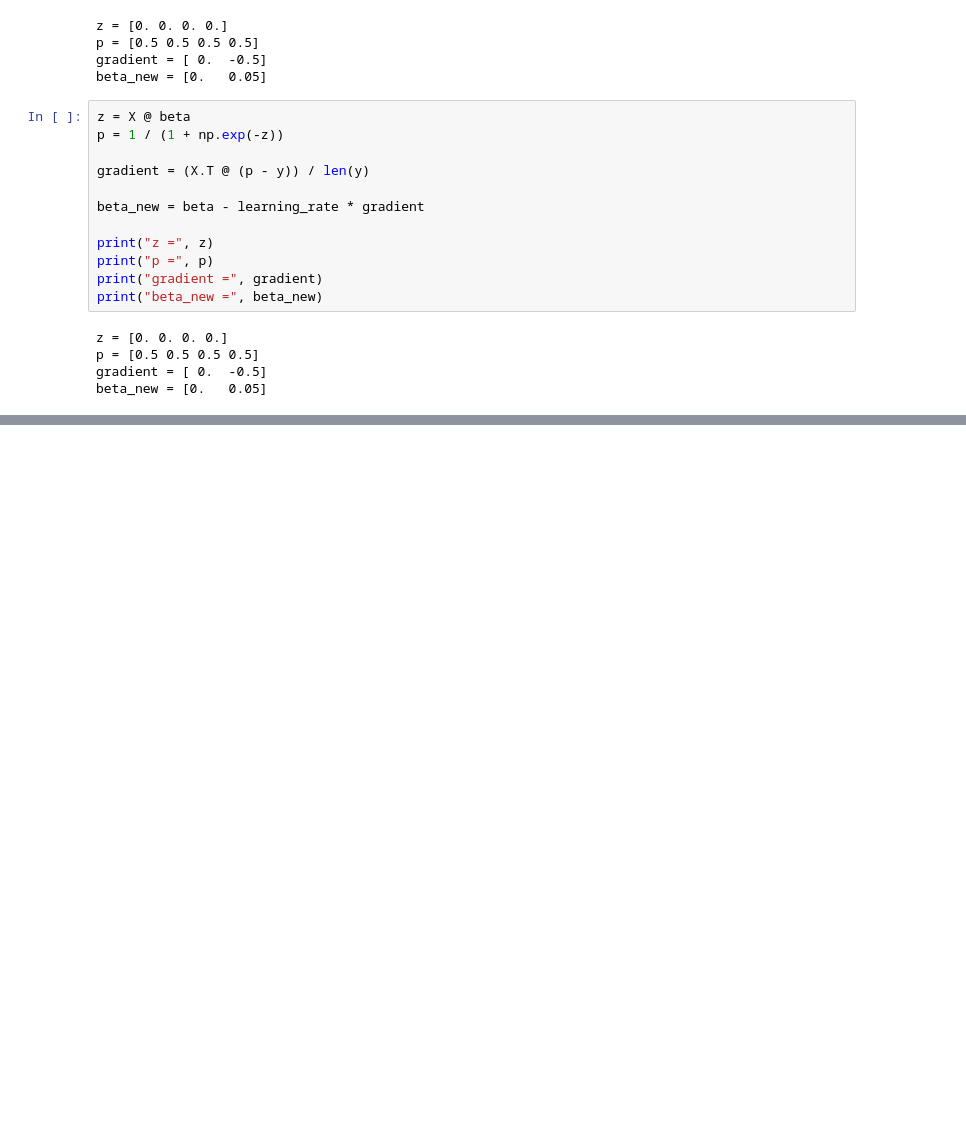
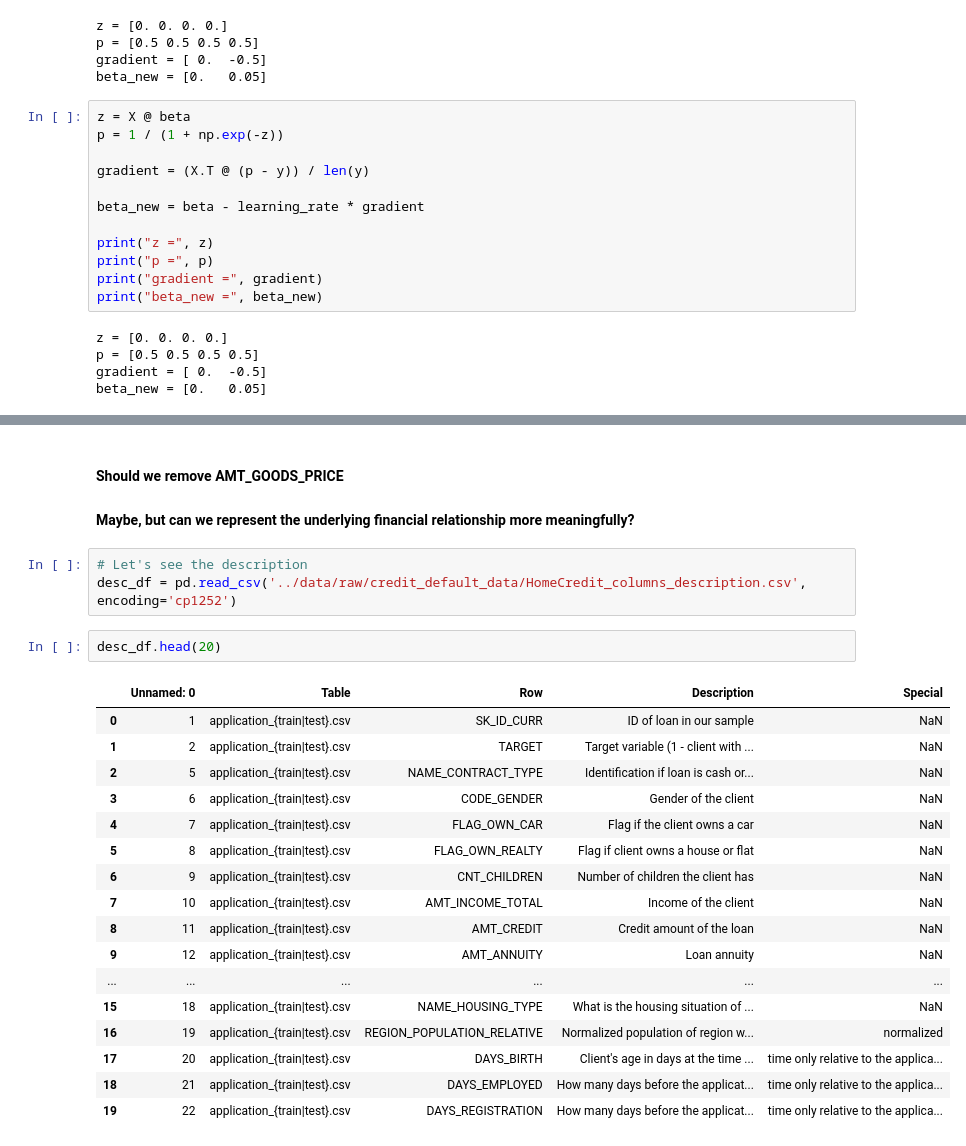
Before and after one commit to blu3-bird/hands-on, a Jupyter notebook: notebooks/default_risk_analysis.ipynb, the cells around one changed output, grey strips where cells are left out. Cells and saved outputs as stored; diff of their text form; blank space fills up the shorter version.

```diff
--- a/notebooks/default_risk_analysis.ipynb
+++ b/notebooks/default_risk_analysis.ipynb
@@ -1006,0 +1274,26 @@ beta_new = [0.   0.05]
+# %% [markdown]
+#### Should we remove AMT_GOODS_PRICE
+#### Maybe, but can we represent the underlying financial relationship more meaningfully?
+# %%
+# Let's see the description
+desc_df = pd.read_csv('../data/raw/credit_default_data/HomeCredit_columns_description.csv', encoding='cp1252')
+# %%
+desc_df.head(20)
+# %% [output]
+|  | Unnamed: 0 | Table | Row | Description | Special |
+| 0 | 1 | application_{train|test}.csv | SK_ID_CURR | ID of loan in our sample | NaN |
+| 1 | 2 | application_{train|test}.csv | TARGET | Target variable (1 - client with ... | NaN |
+| 2 | 5 | application_{train|test}.csv | NAME_CONTRACT_TYPE | Identification if loan is cash or... | NaN |
+| 3 | 6 | application_{train|test}.csv | CODE_GENDER | Gender of the client | NaN |
+| 4 | 7 | application_{train|test}.csv | FLAG_OWN_CAR | Flag if the client owns a car | NaN |
+| 5 | 8 | application_{train|test}.csv | FLAG_OWN_REALTY | Flag if client owns a house or flat | NaN |
+| 6 | 9 | application_{train|test}.csv | CNT_CHILDREN | Number of children the client has | NaN |
+| 7 | 10 | application_{train|test}.csv | AMT_INCOME_TOTAL | Income of the client | NaN |
+| 8 | 11 | application_{train|test}.csv | AMT_CREDIT | Credit amount of the loan | NaN |
+| 9 | 12 | application_{train|test}.csv | AMT_ANNUITY | Loan annuity | NaN |
+| ... | ... | ... | ... | ... | ... |
+| 15 | 18 | application_{train|test}.csv | NAME_HOUSING_TYPE | What is the housing situation of ... | NaN |
+| 16 | 19 | application_{train|test}.csv | REGION_POPULATION_RELATIVE | Normalized population of region w... | normalized |
+| 17 | 20 | application_{train|test}.csv | DAYS_BIRTH | Client's age in days at the time ... | time only relative to the applica... |
+| 18 | 21 | application_{train|test}.csv | DAYS_EMPLOYED | How many days before the applicat... | time only relative to the applica... |
+| 19 | 22 | application_{train|test}.csv | DAYS_REGISTRATION | How many days before the applicat... | time only relative to the applica... |
```
Also changed, not shown: parts of 169 cells of this notebook, 2 other files.
